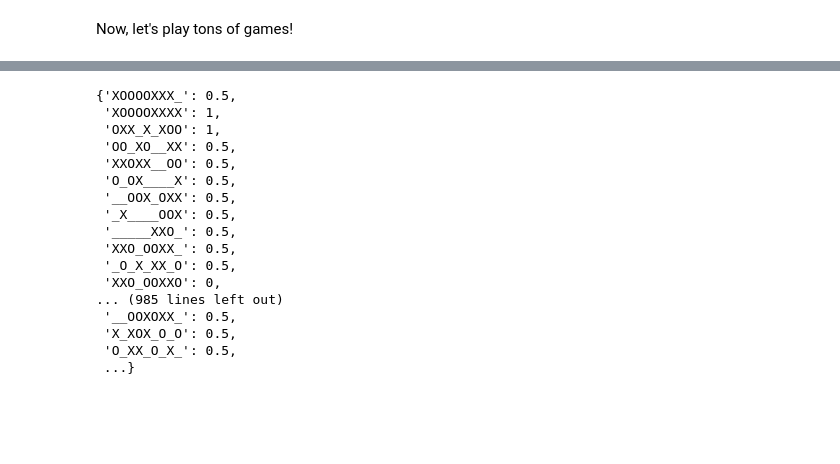
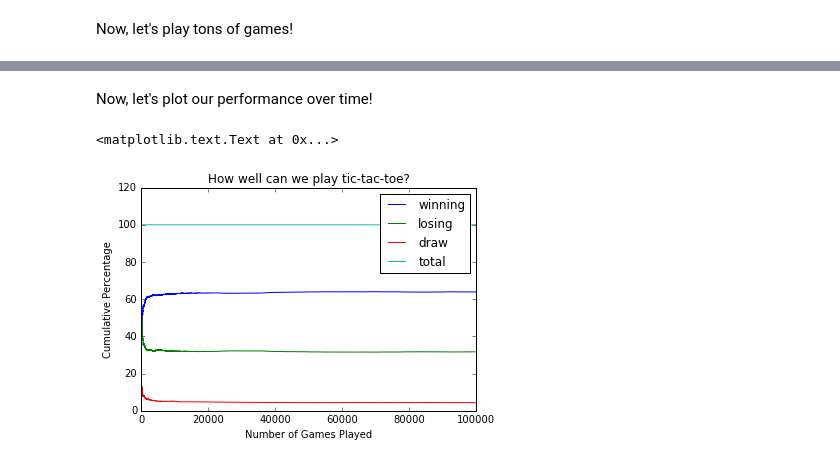
Before and after one commit to jacobkingery/AgarLearning, a Jupyter notebook: ReinforcementLearningExamples/Tic Tac Toe Exploration.ipynb, the cells around one changed output, grey strips where cells are left out. Saved outputs shown, nothing was run; the diff lists cells and outputs as text; code cells hidden in the pictures; blank space fills up the shorter version.

```diff
--- a/ReinforcementLearningExamples/Tic Tac Toe Exploration.ipynb
+++ b/ReinforcementLearningExamples/Tic Tac Toe Exploration.ipynb
@@ -142,29 +149,35 @@ while (numWinners == 0):
             stateStr = ''.join(possState)
             possWinning.append(statesDict[stateStr])
 
-        #Get the best move by our probability of winning
-        bestMove = possStates[possWinning.index(max(possWinning))]
+        #Get the best move(s) by our probability of winning
+        maxReward = max(possWinning)
+        bestMoves = []
+        otherMoves = []
+        for k,possWin in enumerate(possWinning):
+            if (possWin == maxReward):
+                bestMoves.append(possStates[k])
+            else:
+                otherMoves.append(possStates[k])
 
-        #Get the rest of the moves
-        possStates.remove(bestMove)
+        isExploratory = 0
 
-        #Are we being exploratory?
-        isExploratory = random.random() > 0.8
+        if (len(otherMoves) > 0):
+            #Are we being exploratory?
+            isExploratory = random.random() > 0.8
 
         if (isExploratory):
             #Exploratory behavior
-            #Choose the state with the best likelihood of winnning
-            board = list(random.choice(possStates))
+            board = list(random.choice(otherMoves))
 
         else:
-            board = bestMove
+            board = list(random.choice(bestMoves))
 
             oldProbW = statesDict[lastLearningBoard]
-            newProbW = statesDict[''.join(bestMove)]
+            newProbW = statesDict[''.join(board)]
             statesDict[lastLearningBoard] += adjustWeightFactor*(newProbW - oldProbW)
             print lastLearningBoard, statesDict[lastLearningBoard]
 
-            lastLearningBoard = ''.join(bestMove)
+            lastLearningBoard = ''.join(board)
 
 
     numWinners, winner = isWinningGamestate(board)
@@ -259,20 +297,15 @@ plt.plot(winningPercentage)
-# %%
-statesDict
-# %% [output]
-{'XOOOOXXX_': 0.5,
- 'XOOOOXXXX': 1,
- 'OXX_X_XOO': 1,
- 'OO_XO__XX': 0.5,
- 'XXOXX__OO': 0.5,
- 'O_OX____X': 0.5,
- '__OOX_OXX': 0.5,
- '_X____OOX': 0.5,
- '_____XXO_': 0.5,
- 'XXO_OOXX_': 0.5,
- '_O_X_XX_O': 0.5,
- 'XXO_OOXXO': 0,
-... (985 lines left out)
- '__OOXOXX_': 0.5,
- 'X_XOX_O_O': 0.5,
- 'O_XX_O_X_': 0.5,
- ...}
+# %% [markdown]
+Now, let's plot our performance over time!
+# %%
+numGames = range(len(winningPercentage))
+plt.plot(numGames, winningPercentage,
+         numGames, losingPercentage,
+         numGames, drawPercentage,
+         numGames, totalPercentage)
+plt.legend(['winning', 'losing', 'draw', 'total'])
+plt.xlabel('Number of Games Played')
+plt.ylabel('Cumulative Percentage')
+plt.title('How well can we play tic-tac-toe?')
+# %% [output]
+<matplotlib.text.Text at 0x...>
+[figure, added]
```
Also changed, not shown: parts of 16 cells of this notebook.
